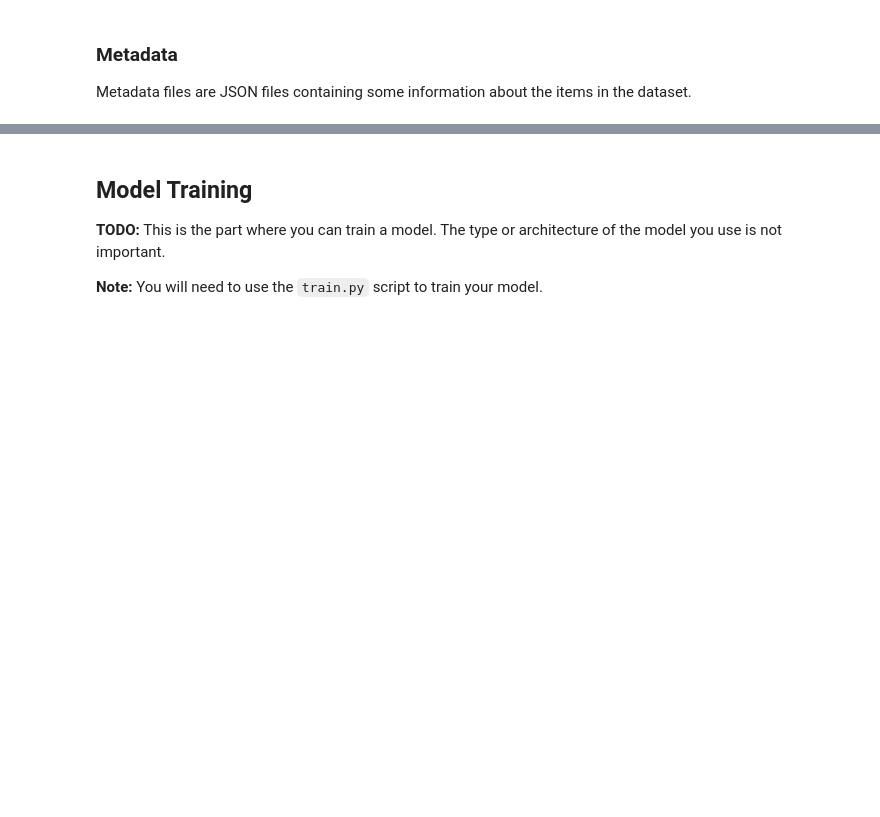
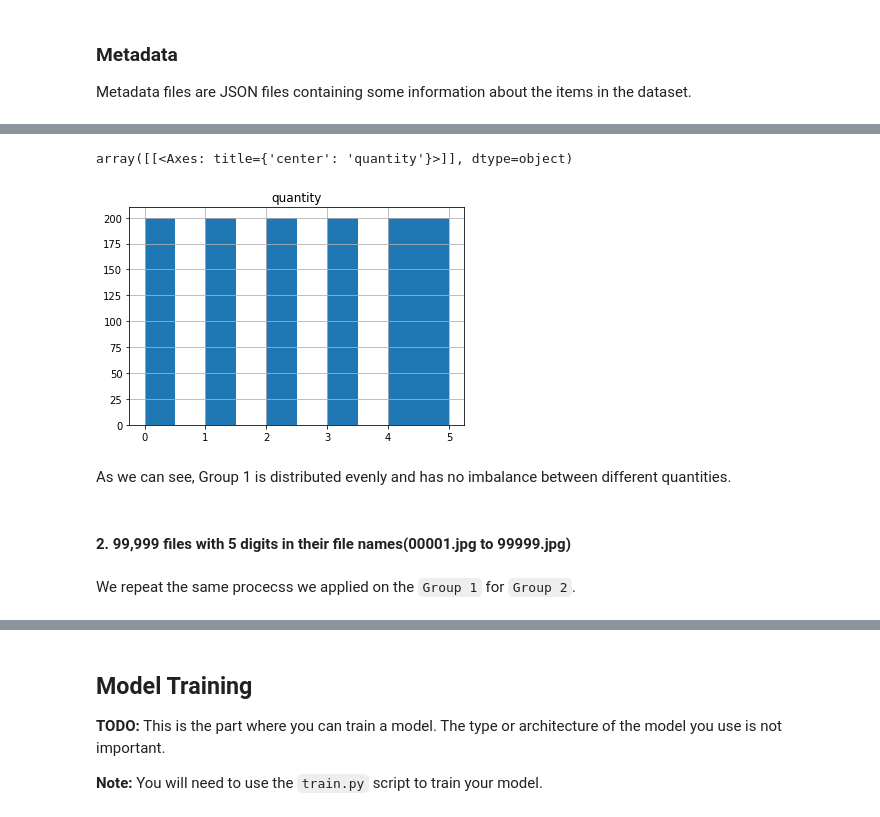
Before and after one commit to mohsenMahmoodzadeh/Object-Counting-in-Inventory-Monitoring, a Jupyter notebook: starter/sagemaker.ipynb, the cells around one changed output, grey strips where cells are left out. Drawn from its saved outputs; the diff is of its cells as text; code cells hidden in the pictures; blank space fills up the shorter version.

````diff
--- a/starter/sagemaker.ipynb
+++ b/starter/sagemaker.ipynb
@@ -112,0 +146,11 @@ def download_and_arrange_data():
+# %%
+values = []
+directory = "metadata_1_1200"
+for i in range(1, 1201):
+    filename = "%s/%s.json" % (directory, i)
+    with open(filename, "r") as f:
+        data = json.load(f)
+        n = data['EXPECTED_QUANTITY']
+        values.append(n)
+
+df = pd.DataFrame({'quantity': values})
@@ -112,0 +178,11 @@ def download_and_arrange_data():
+# %%
+df.hist()
+# %% [output]
+array([[<Axes: title={'center': 'quantity'}>]], dtype=object)
+[figure, added]
+# %% [markdown]
+As we can see, Group 1 is distributed evenly and has no imbalance between different quantities.
+# %% [markdown]
+#### 2. 99,999 files with 5 digits in their file names(00001.jpg to 99999.jpg)
+# %% [markdown]
+We repeat the same procecss we applied on the ```Group 1``` for ```Group 2```.
````
Also changed, not shown: parts of 100 cells of this notebook.
